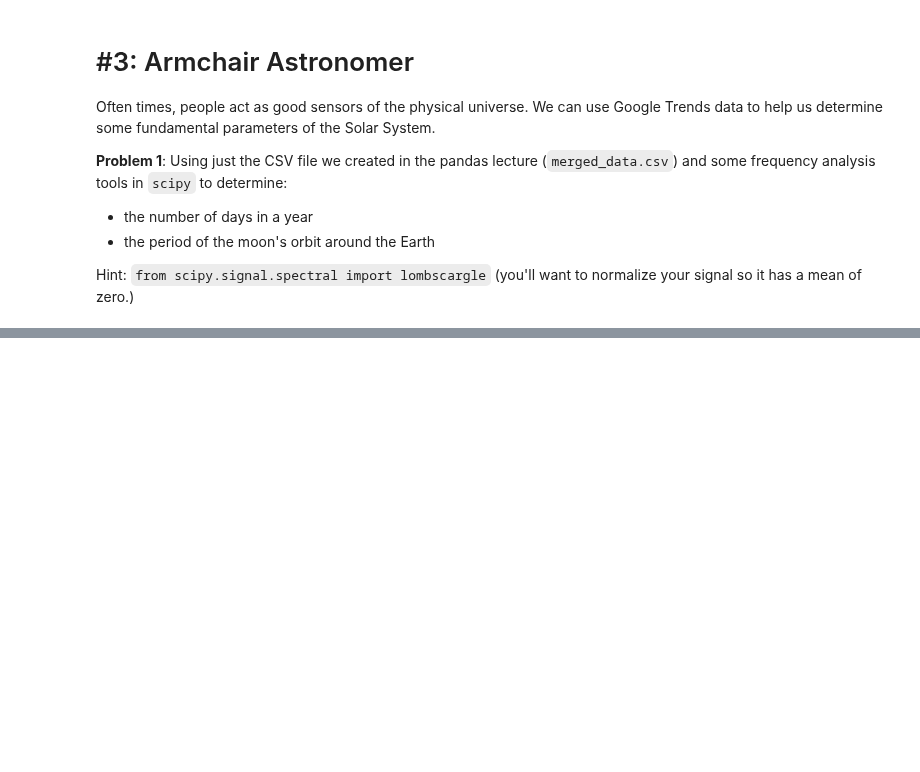
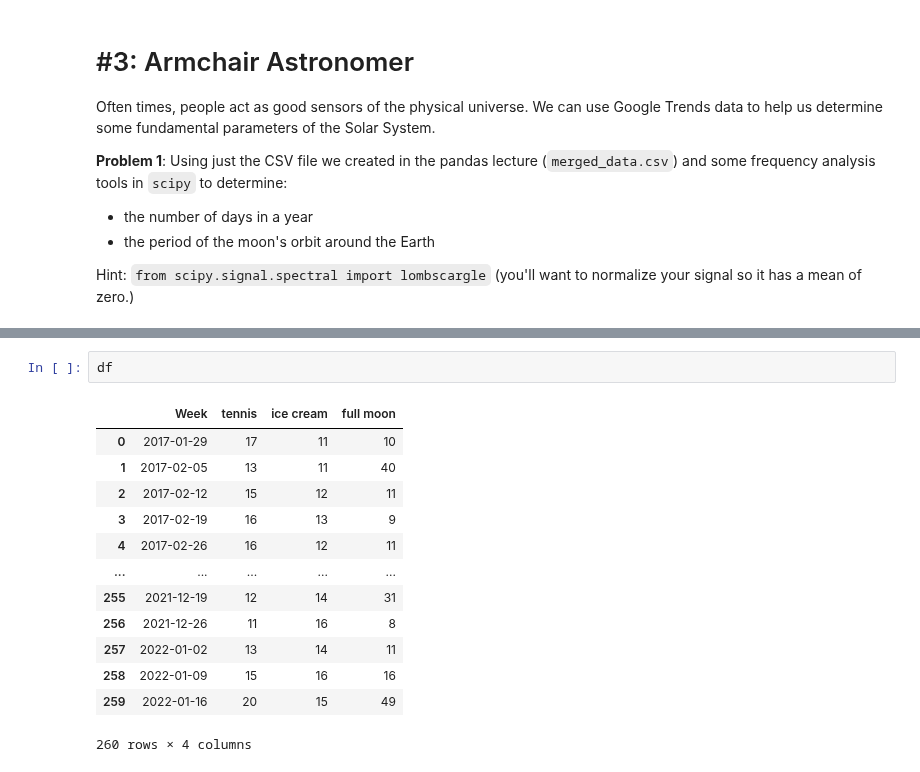
Before and after one commit to zbalewski/python-ay250-homework, a Jupyter notebook: hw_1/hw_1_assignment.ipynb, the cells around one changed output, grey strips where cells are left out. Drawn from its saved outputs; the diff is of its cells as text; blank space fills up the shorter version.

```diff
--- a/hw_1/hw_1_assignment.ipynb
+++ b/hw_1/hw_1_assignment.ipynb
@@ -565,0 +581,16 @@ Hint: `from scipy.signal.spectral import lombscargle` (you'll want to normalize
+# %%
+df
+# %% [output]
+|  | Week | tennis | ice cream | full moon |
+| 0 | 2017-01-29 | 17 | 11 | 10 |
+| 1 | 2017-02-05 | 13 | 11 | 40 |
+| 2 | 2017-02-12 | 15 | 12 | 11 |
+| 3 | 2017-02-19 | 16 | 13 | 9 |
+| 4 | 2017-02-26 | 16 | 12 | 11 |
+| ... | ... | ... | ... | ... |
+| 255 | 2021-12-19 | 12 | 14 | 31 |
+| 256 | 2021-12-26 | 11 | 16 | 8 |
+| 257 | 2022-01-02 | 13 | 14 | 11 |
+| 258 | 2022-01-09 | 15 | 16 | 16 |
+| 259 | 2022-01-16 | 20 | 15 | 49 |
+260 rows × 4 columns
```
Also changed, not shown: parts of 14 cells of this notebook, 6 other files.
